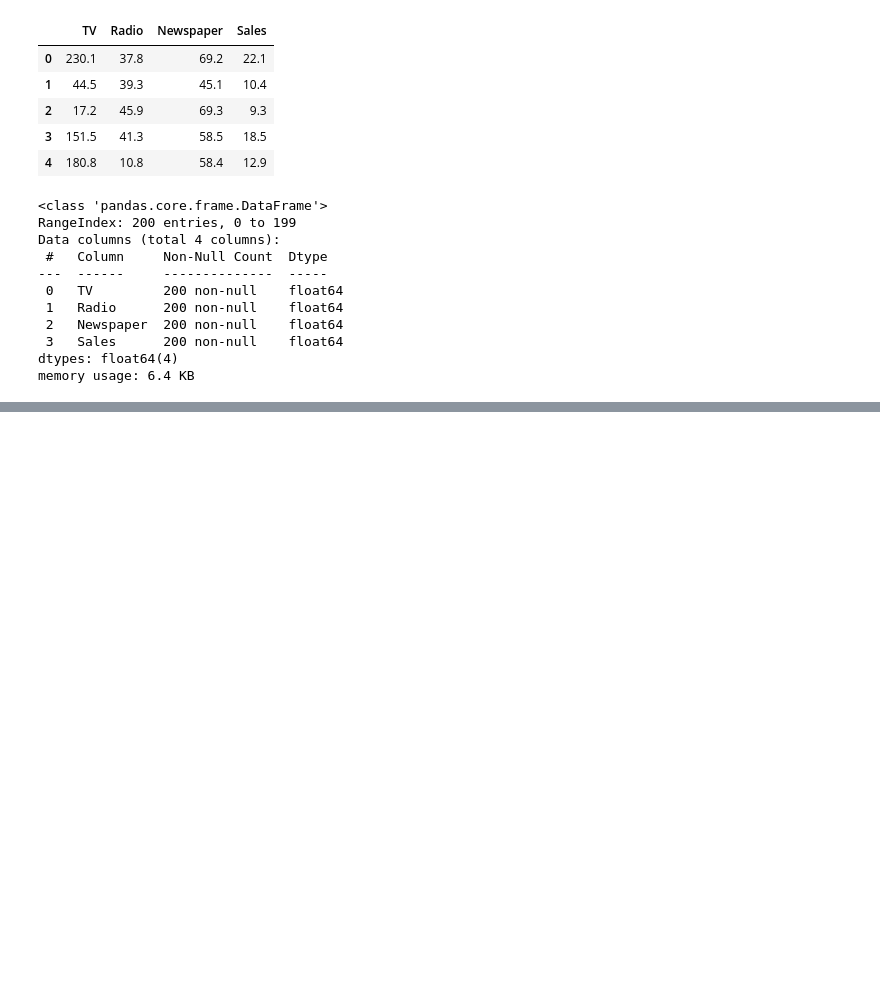
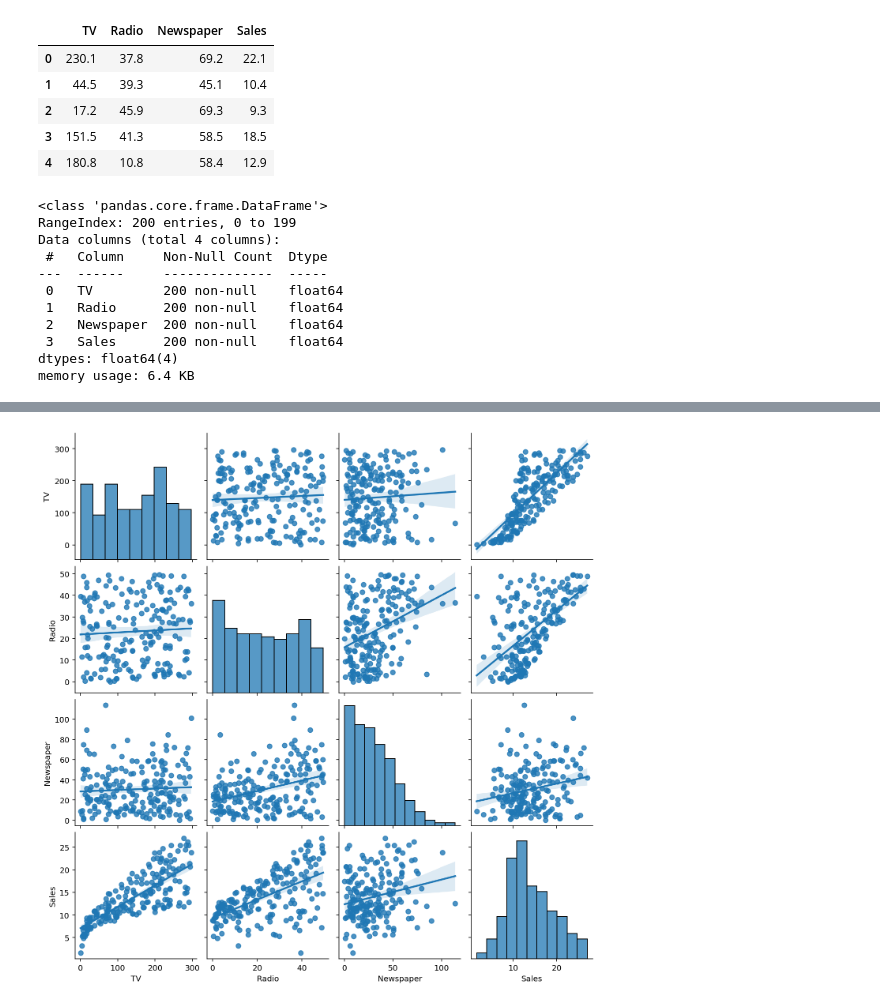
Before and after one commit to DevNutthapng2017/lab_mach_learn, a Jupyter notebook: sklearn_multiple_linear_regression_ISLR_Advert.ipynb, the cells around one changed output, grey strips where cells are left out. Drawn from its saved outputs; the diff is of its cells as text; code cells hidden in the pictures; blank space fills up the shorter version.

```diff
--- a/sklearn_multiple_linear_regression_ISLR_Advert.ipynb
+++ b/sklearn_multiple_linear_regression_ISLR_Advert.ipynb
@@ -40,0 +48,4 @@ memory usage: 6.4 KB
+# %%
+sns.pairplot(df, kind='reg');
+# %% [output]
+[figure, added]
```
Also changed, not shown: parts of 3 cells of this notebook.
